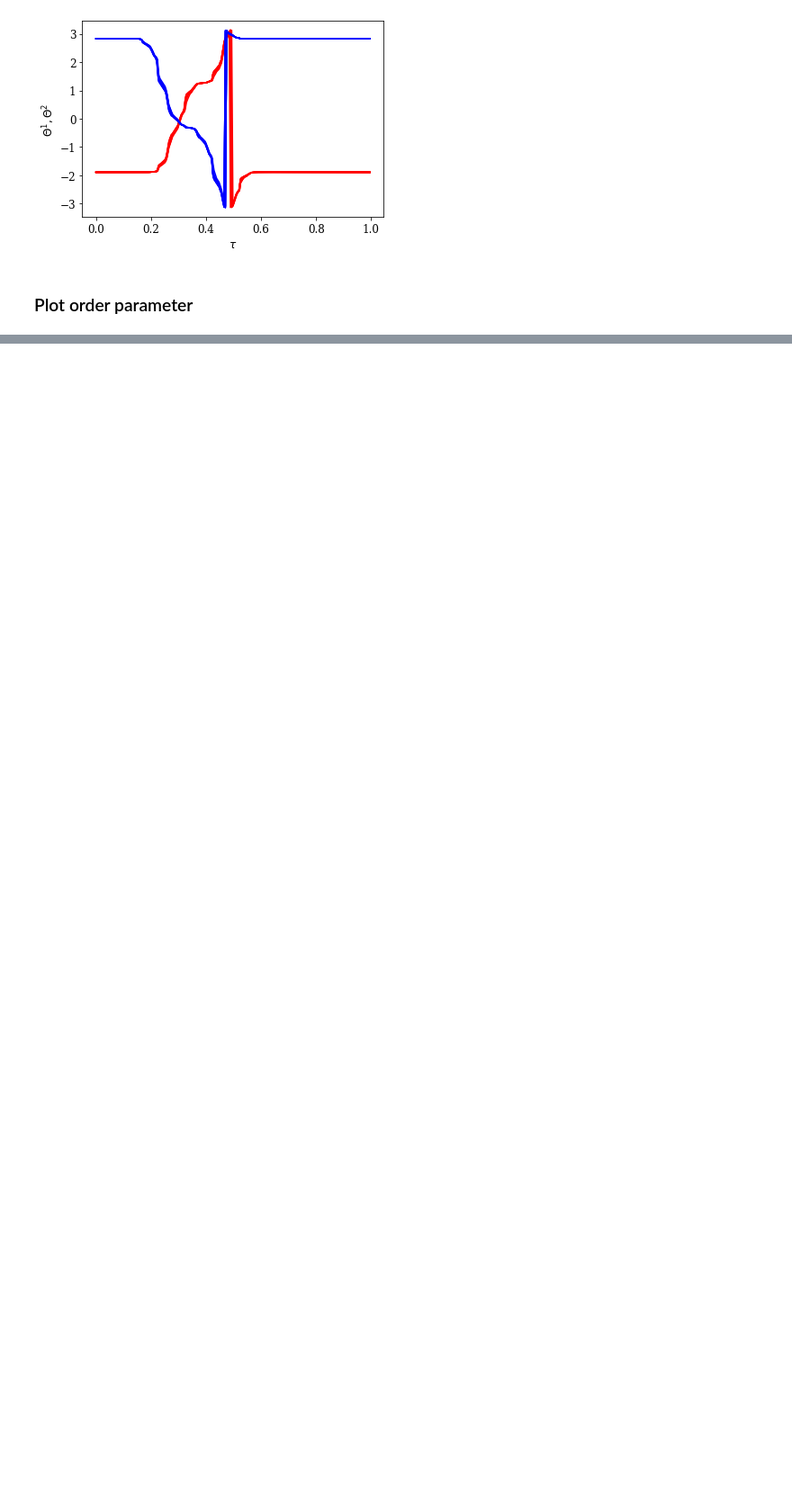
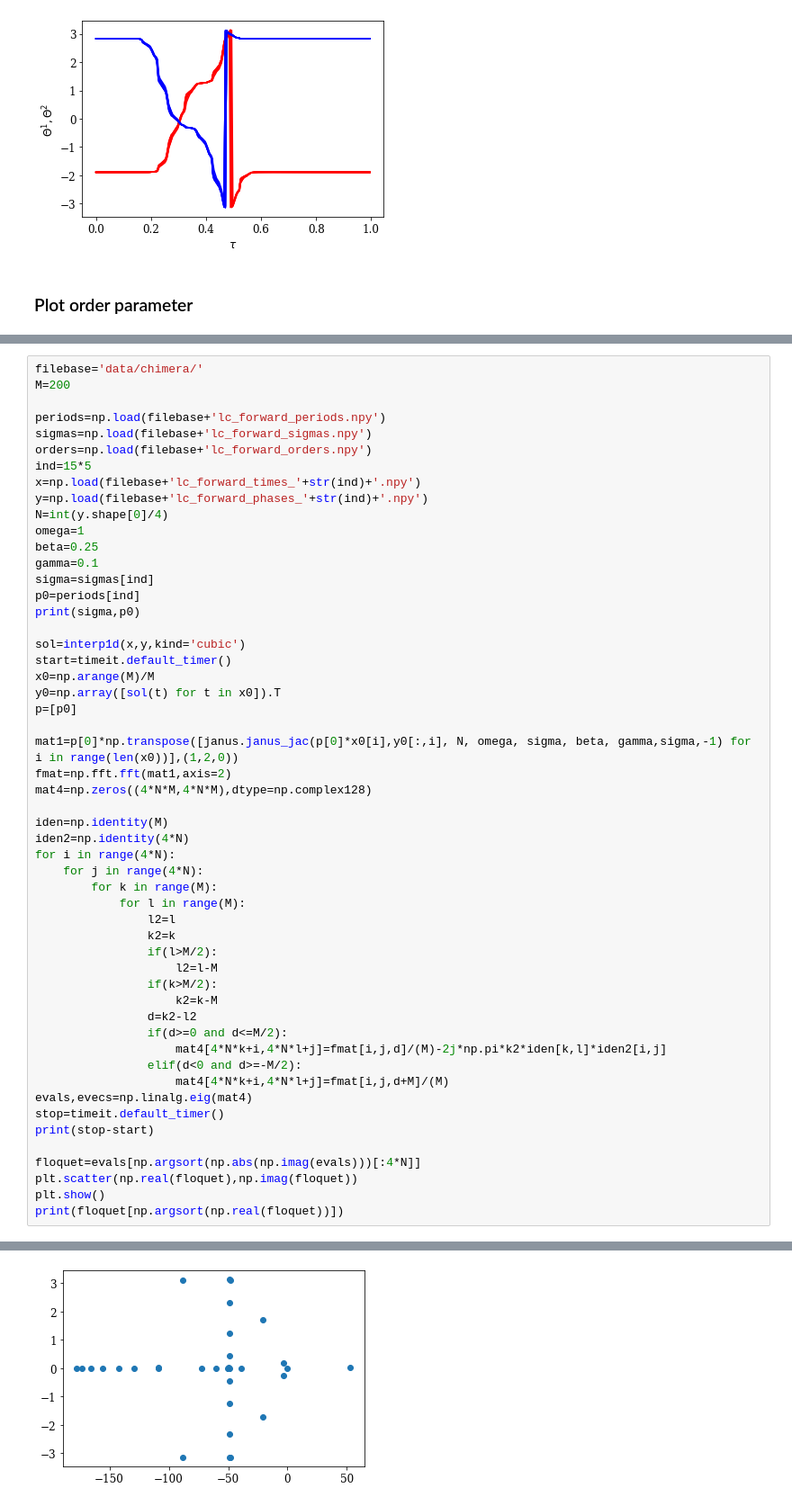
Before and after one commit to znicolaou/snakingoscillators, a Jupyter notebook: lccont.ipynb, the cells around one changed output, grey strips where cells are left out. Shown: that part at 90% size. Drawn from its saved outputs; the diff is of its cells as text; blank space fills up the shorter version.

```diff
--- a/lccont.ipynb
+++ b/lccont.ipynb
@@ -556,0 +553,54 @@ plt.show()
+# %%
+filebase='data/chimera/'
+M=200
+
+periods=np.load(filebase+'lc_forward_periods.npy')
+sigmas=np.load(filebase+'lc_forward_sigmas.npy')
+orders=np.load(filebase+'lc_forward_orders.npy')
+ind=15*5
+x=np.load(filebase+'lc_forward_times_'+str(ind)+'.npy')
+y=np.load(filebase+'lc_forward_phases_'+str(ind)+'.npy')
+N=int(y.shape[0]/4)
+omega=1
+beta=0.25
+gamma=0.1
+sigma=sigmas[ind]
+p0=periods[ind]
+print(sigma,p0)
+
+sol=interp1d(x,y,kind='cubic')
+start=timeit.default_timer()
+x0=np.arange(M)/M
+y0=np.array([sol(t) for t in x0]).T
+p=[p0]
+
+mat1=p[0]*np.transpose([janus.janus_jac(p[0]*x0[i],y0[:,i], N, omega, sigma, beta, gamma,sigma,-1) for i in range(len(x0))],(1,2,0))
+fmat=np.fft.fft(mat1,axis=2)
+mat4=np.zeros((4*N*M,4*N*M),dtype=np.complex128)
+
+iden=np.identity(M)
+iden2=np.identity(4*N)
+for i in range(4*N):
+    for j in range(4*N):
+        for k in range(M):
+            for l in range(M):
+                l2=l
+                k2=k
+                if(l>M/2):
+                    l2=l-M
+                if(k>M/2):
+                    k2=k-M
+                d=k2-l2
+                if(d>=0 and d<=M/2):
+                    mat4[4*N*k+i,4*N*l+j]=fmat[i,j,d]/(M)-2j*np.pi*k2*iden[k,l]*iden2[i,j]
+                elif(d<0 and d>=-M/2):
+                    mat4[4*N*k+i,4*N*l+j]=fmat[i,j,d+M]/(M)
+evals,evecs=np.linalg.eig(mat4)
+stop=timeit.default_timer()
+print(stop-start)
+
+floquet=evals[np.argsort(np.abs(np.imag(evals)))[:4*N]]
+plt.scatter(np.real(floquet),np.imag(floquet))
+plt.show()
+print(floquet[np.argsort(np.real(floquet))])
+# %% [output]
@@ -556,0 +609 @@ plt.show()
+[figure, added]
```
Also changed, not shown: parts of 26 cells of this notebook, 15 other files.
